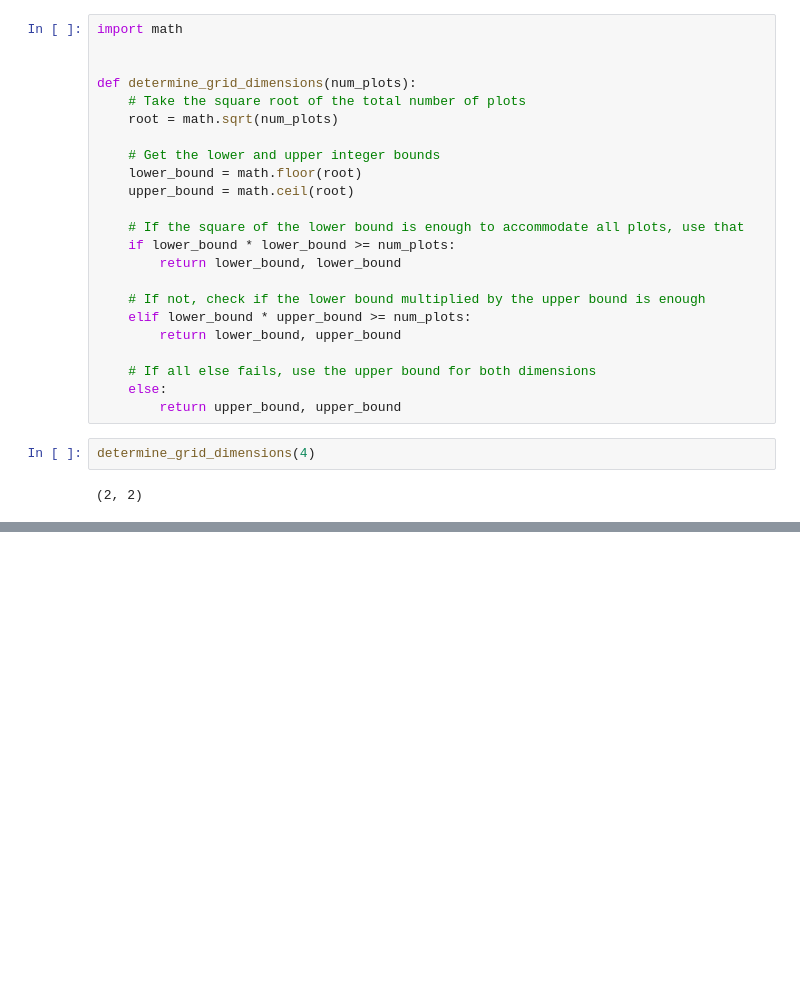
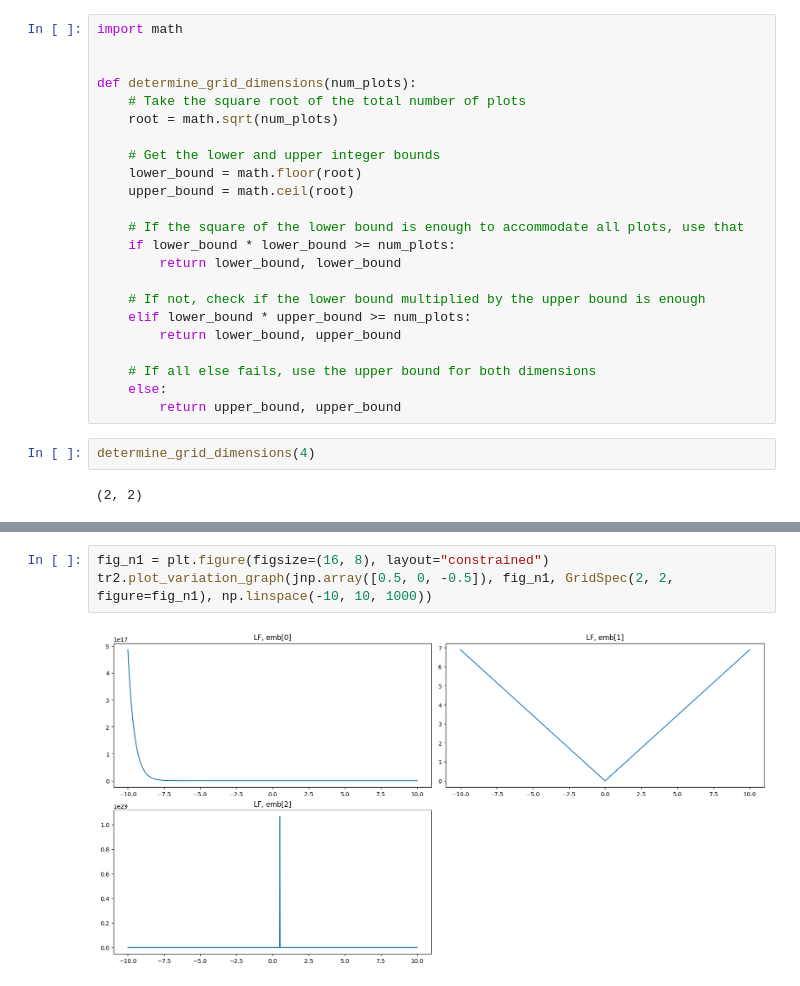
Before and after one commit to joshuacoles/slimpletic-jax, a Jupyter notebook: loss_fn/loss_fns.ipynb, the cells around one changed output, grey strips where cells are left out. Cells and saved outputs as stored; diff of their text form; blank space fills up the shorter version.

```diff
--- a/loss_fn/loss_fns.ipynb
+++ b/loss_fn/loss_fns.ipynb
@@ -950,0 +900,5 @@ OptStep(params=Array([-3.01154137, -0.05278476,  0.05279033,  3.01154046], dtype
+# %%
+fig_n1 = plt.figure(figsize=(16, 8), layout="constrained")
+tr2.plot_variation_graph(jnp.array([0.5, 0, -0.5]), fig_n1, GridSpec(2, 2, figure=fig_n1), np.linspace(-10, 10, 1000))
+# %% [output]
+[figure, added]
```
Also changed, not shown: parts of 12 cells of this notebook.
